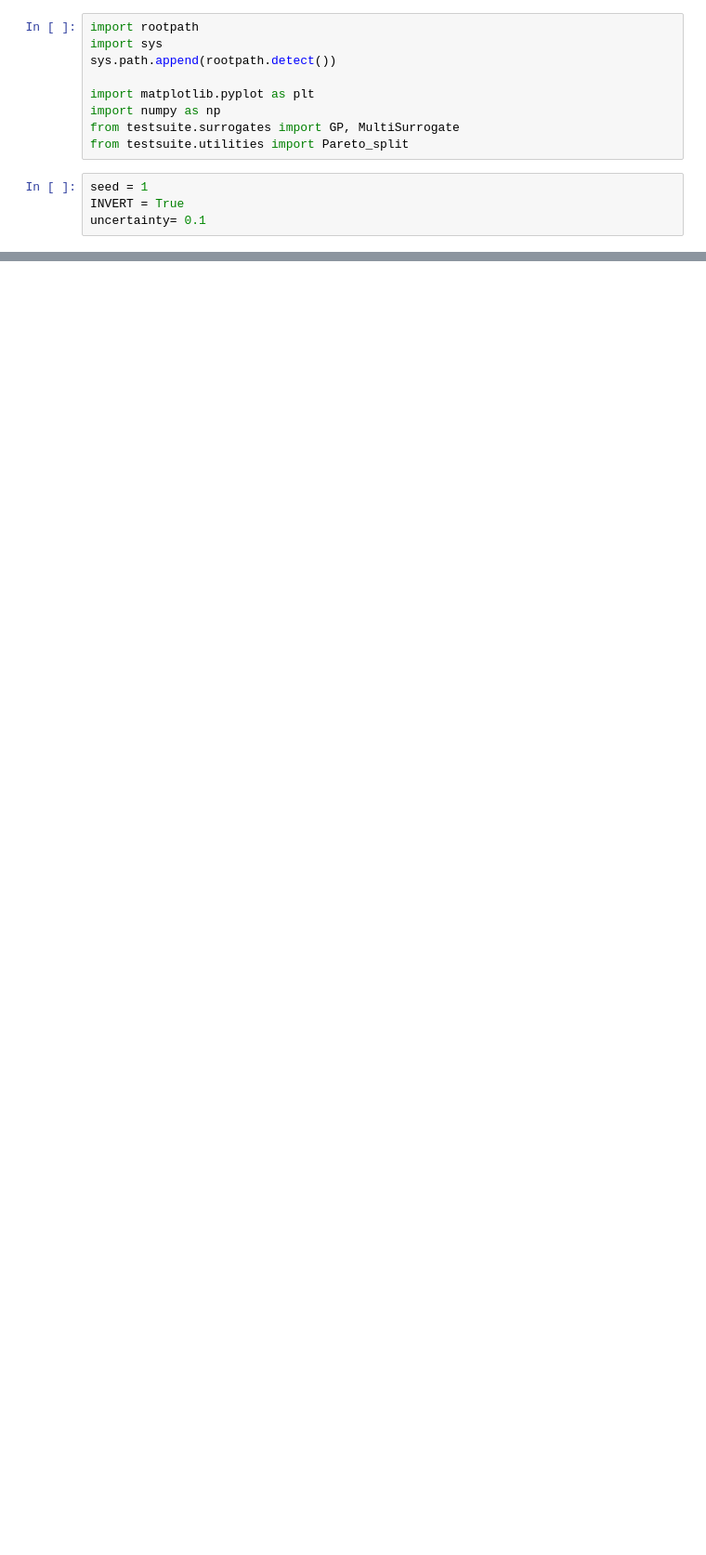
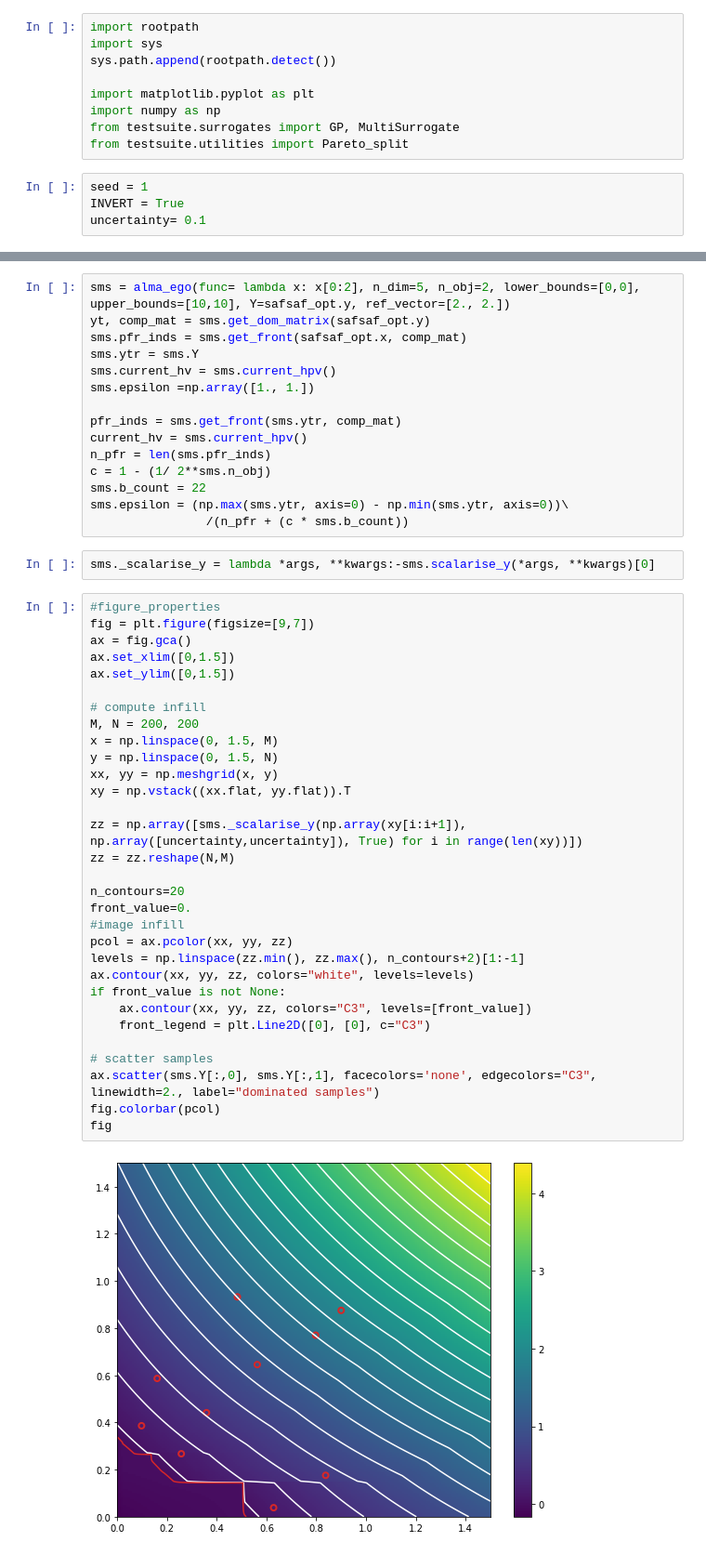
Before and after one commit to FinleyGibson/SAF_EMO, a Jupyter notebook: analytics/algorithm_analysis/image_scalarised_infils.ipynb, the cells around one changed output, grey strips where cells are left out. Shown at 93% size. Cells and saved outputs as stored; diff of their text form; blank space fills up the shorter version.

```diff
--- a/analytics/algorithm_analysis/image_scalarised_infils.ipynb
+++ b/analytics/algorithm_analysis/image_scalarised_infils.ipynb
@@ -127,0 +132,50 @@ Text(0.5, 1.0, 'saf ei| saf $\\mu$')
+# %%
+sms = alma_ego(func= lambda x: x[0:2], n_dim=5, n_obj=2, lower_bounds=[0,0], upper_bounds=[10,10], Y=safsaf_opt.y, ref_vector=[2., 2.])
+yt, comp_mat = sms.get_dom_matrix(safsaf_opt.y)
+sms.pfr_inds = sms.get_front(safsaf_opt.x, comp_mat)
+sms.ytr = sms.Y
+sms.current_hv = sms.current_hpv()
+sms.epsilon =np.array([1., 1.])
+
+pfr_inds = sms.get_front(sms.ytr, comp_mat)
+current_hv = sms.current_hpv()
+n_pfr = len(sms.pfr_inds)
+c = 1 - (1/ 2**sms.n_obj)
+sms.b_count = 22
+sms.epsilon = (np.max(sms.ytr, axis=0) - np.min(sms.ytr, axis=0))\
+                /(n_pfr + (c * sms.b_count))
+# %%
+sms._scalarise_y = lambda *args, **kwargs:-sms.scalarise_y(*args, **kwargs)[0]
+# %%
+#figure_properties
+fig = plt.figure(figsize=[9,7])
+ax = fig.gca()
+ax.set_xlim([0,1.5])
+ax.set_ylim([0,1.5])
+
+# compute infill
+M, N = 200, 200
+x = np.linspace(0, 1.5, M)
+y = np.linspace(0, 1.5, N)
+xx, yy = np.meshgrid(x, y)
+xy = np.vstack((xx.flat, yy.flat)).T
+
+zz = np.array([sms._scalarise_y(np.array(xy[i:i+1]), np.array([uncertainty,uncertainty]), True) for i in range(len(xy))])
+zz = zz.reshape(N,M)
+
+n_contours=20
+front_value=0.
+#image infill
+pcol = ax.pcolor(xx, yy, zz)
+levels = np.linspace(zz.min(), zz.max(), n_contours+2)[1:-1]
+ax.contour(xx, yy, zz, colors="white", levels=levels)
+if front_value is not None:
+    ax.contour(xx, yy, zz, colors="C3", levels=[front_value])
+    front_legend = plt.Line2D([0], [0], c="C3")
+
+# scatter samples
+ax.scatter(sms.Y[:,0], sms.Y[:,1], facecolors='none', edgecolors="C3", linewidth=2., label="dominated samples")
+fig.colorbar(pcol)
+fig
+# %% [output]
+[figure, added]
```
Also changed, not shown: parts of 12 cells of this notebook, 2 other files.
